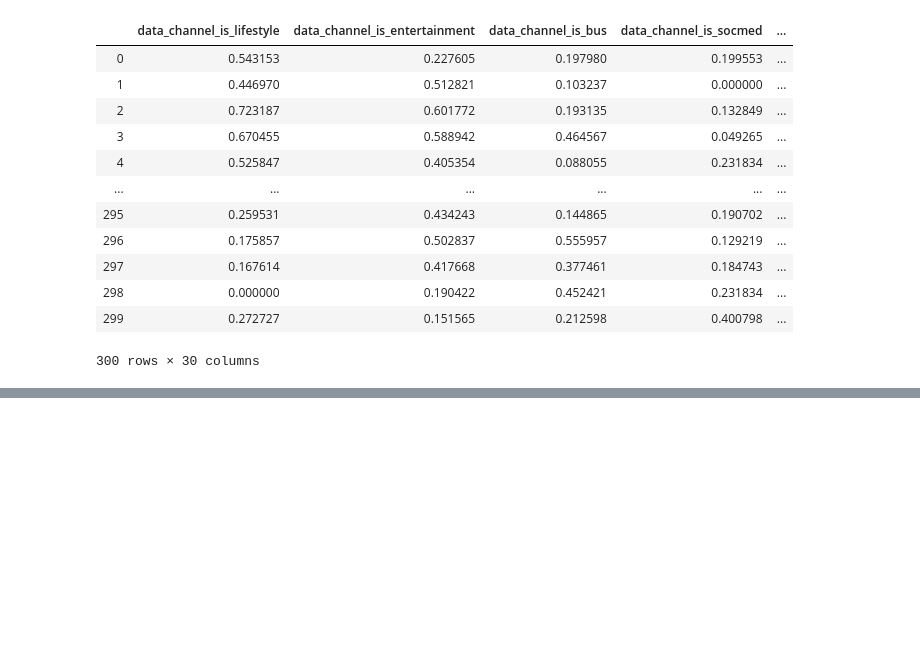
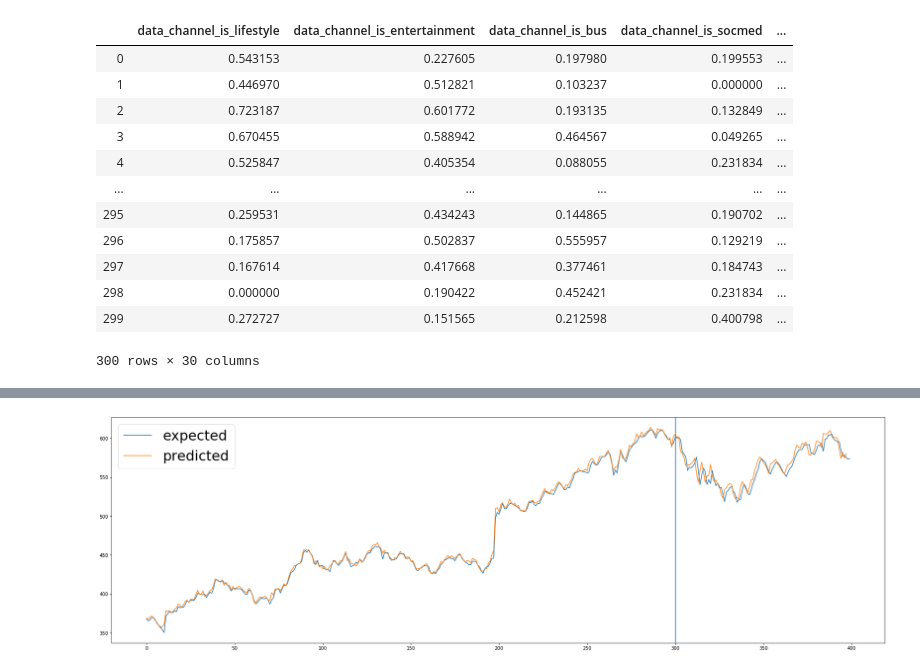
Before and after one commit to stanleykywu/predicting-stocks, a Jupyter notebook: models/LSTM.ipynb, the cells around one changed output, grey strips where cells are left out. Drawn from its saved outputs; the diff is of its cells as text; code cells hidden in the pictures; blank space fills up the shorter version.

```diff
--- a/models/LSTM.ipynb
+++ b/models/LSTM.ipynb
@@ -130,0 +166,13 @@ Epoch 36/100
+# %%
+total_expected = pd.concat([training_data, validation_data])
+total_results = training_results + validation_results
+# %%
+# Plot total data with known
+plt.figure(figsize = (30,9))
+plt.plot(range(total_expected.shape[0]), total_expected['Middle'], label='expected')
+plt.plot(range(len(total_results)), total_results, label='predicted')
+plt.legend(prop={'size': 30})
+plt.axvline(x=300)
+plt.show()
+# %% [output]
+[figure, added]
```
Also changed, not shown: parts of 6 cells of this notebook.
